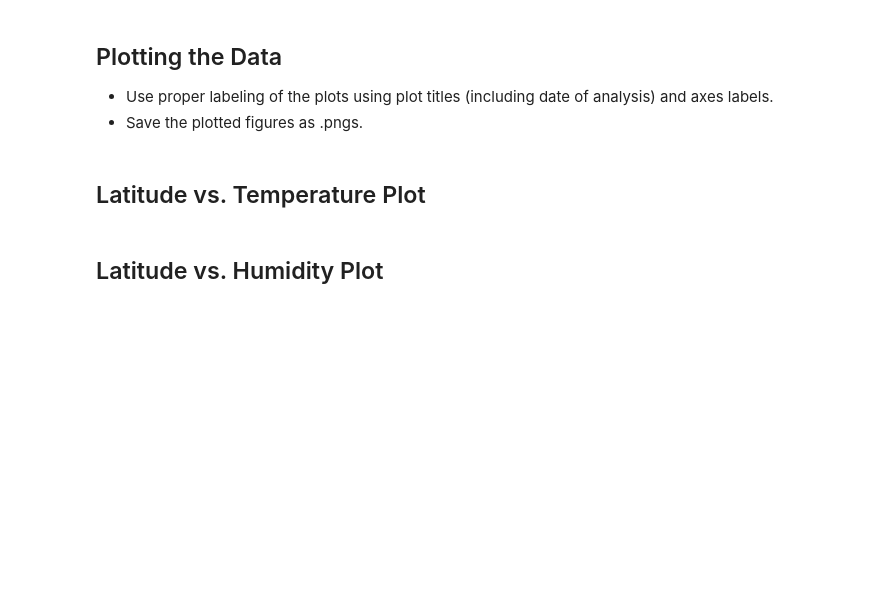
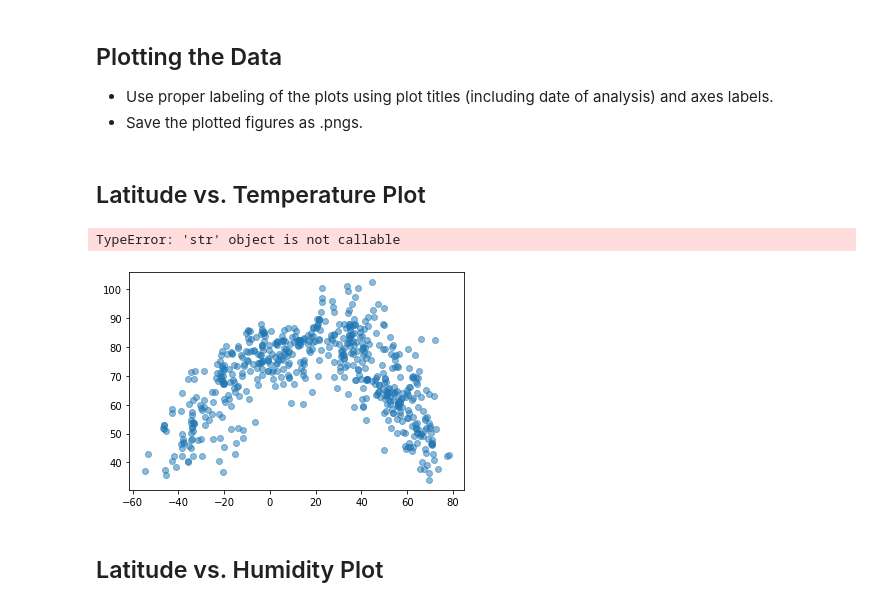
Before and after one commit to danealson/python-api-challenge, a Jupyter notebook: weatherpy/WeatherPy.ipynb, the cells around one changed output. Saved outputs shown, nothing was run; the diff lists cells and outputs as text; code cells hidden in the pictures; blank space fills up the shorter version.

```diff
--- a/weatherpy/WeatherPy.ipynb
+++ b/weatherpy/WeatherPy.ipynb
@@ -11,10 +11,13 @@ import pandas as pd
 import numpy as np
 import requests
 import time
+#from scipy import stats
 from scipy.stats import linregress
 
 # Import API key
 from api_keys import weather_api_key
+
+weather_api_key = "4f87e58ba776f61e9be863d8aa3a5746"
 
 # Incorporated citipy to determine city based on latitude and longitude
 from citipy import citipy
@@ -26,10 +29,13 @@ output_data_file = "output_data/cities.csv"
 lat_range = (-90, 90)
 lng_range = (-180, 180)
 
+units = "imperial"
+
 #baseurl
 base_url ="http://api.openweathermap.org/data/2.5/weather?"
 
-query_url = base_url + "&appid=" + weather_api_key
+query_url = base_url + "&appid=" + weather_api_key + "&units=" + units
 
 #Notation for API: api.openweathermap.org/data/2.5/weather?q={city name}&appid={API key}
-#print(query_url) -- checked tos ee if this works
+#checked tos ee if this works
+print(query_url)
@@ -74,7 +83,7 @@ windspeed = []
 country = []
 date = []
 
-count = 1
+count = 0
 total_cities = len(cities)
 
 
@@ -94,12 +103,16 @@ for city in cities:
         country.append(response['sys']['country'])
         date.append(response['dt'])
 
-        count = count + 1
+
 
         print(f"Processing {count} of {total_cities} | {city}")
+
+        time.sleep(1.01)
+
     except:
         print(f"{city} not found. Skipping...")
         print(f"{query_url}&q={city}")
+    count = count + 1
 # %% [output]
 Begining Data Retrieval
 -------------------------------
@@ -163,5 +187,20 @@ There are no cities with humity 100
 * Save the plotted figures as .pngs.
 # %% [markdown]
 ## Latitude vs. Temperature Plot
+# %%
+plt.scatter(weather_pd['Lat'],weather_pd['Max Temp'], marker="o", alpha=0.5)
+plt.ylabel("Max Temperature (F)")
+plt.xlabel("Lattitude")
+plt.title("City Latitude vs Max Temperature")
+plt.grid(True)
+
+# Save the figure
+plt.savefig("figures/Latitude_Max_Temp.png")
+
+# Show plot
+plt.show()
+# %% [output]
+TypeError: 'str' object is not callable
+[figure, added]
 # %% [markdown]
 ## Latitude vs. Humidity Plot
```
Also changed, not shown: parts of 14 cells of this notebook, 10 other files.
